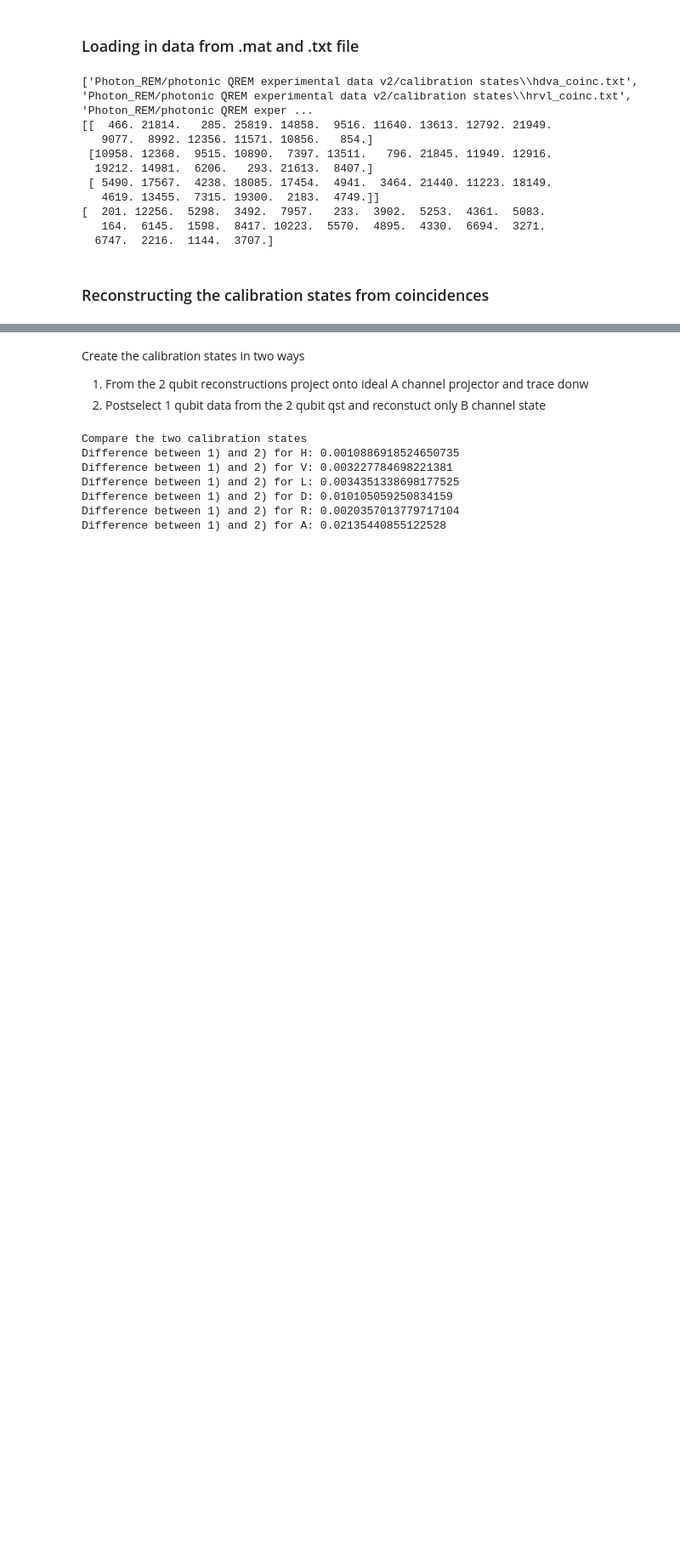
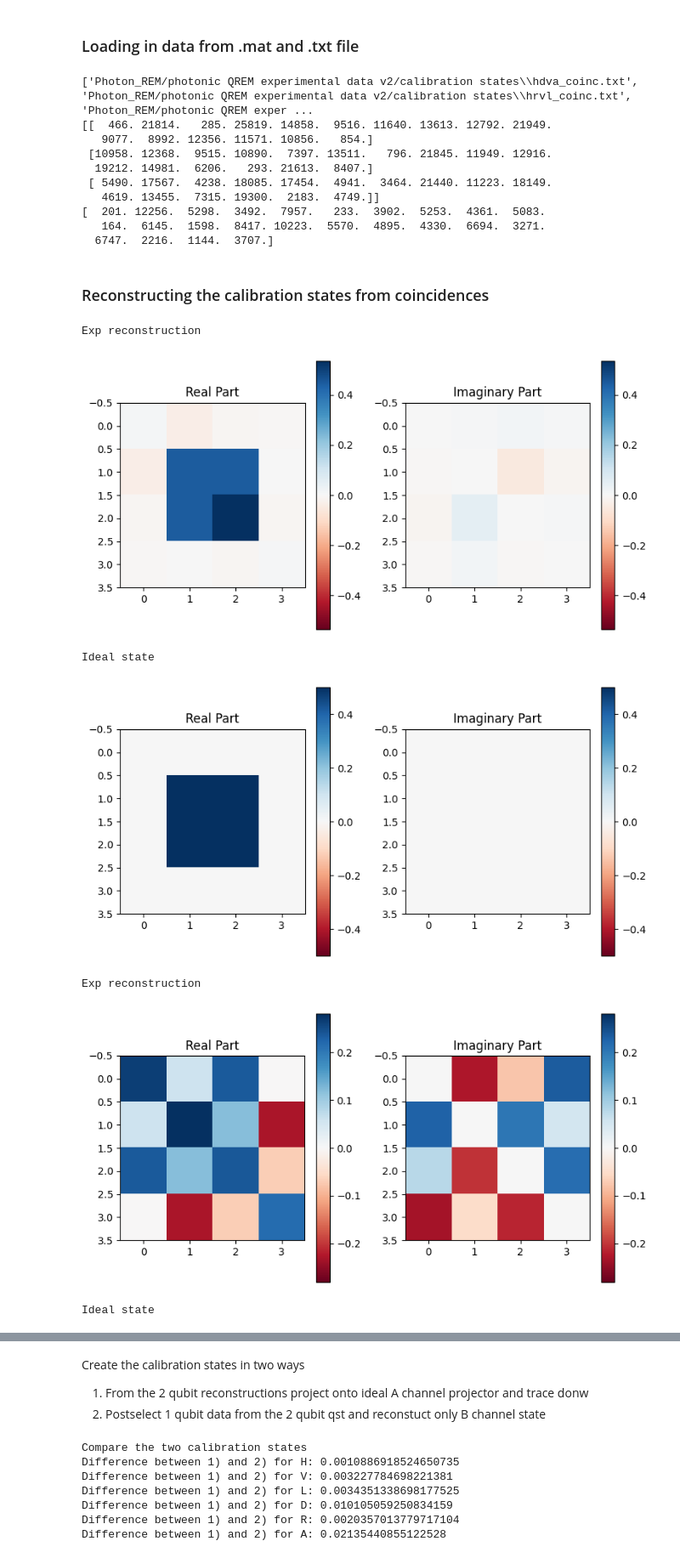
Before and after one commit to AdrianAasen/CREMST, a Jupyter notebook: Photon_REM.ipynb, the cells around one changed output, grey strips where cells are left out. Shown at 85% size. Cells and saved outputs as stored; diff of their text form; code cells hidden in the pictures; blank space fills up the shorter version.

```diff
--- a/Photon_REM.ipynb
+++ b/Photon_REM.ipynb
@@ -118,34 +118,44 @@ minus_z = np.array([0, 1])
 xup = np.outer(plus_x, np.conj(plus_x))
 xdown = np.outer(minus_x, np.conj(minus_x))
 
 yup = np.outer(plus_y, np.conj(plus_y))
 ydown = np.outer(minus_y, np.conj(minus_y))
 
 zup = np.outer(plus_z, np.conj(plus_z))
 zdown = np.outer(minus_z, np.conj(minus_z))
 
 # Create the ideal calibration states
 # [HD + VA, HR + VL, HV + VH]
 ideal_calib_states = 1/np.sqrt(2) * np.array([np.kron(plus_z,minus_z) + np.kron(minus_z,plus_z),
                                               np.kron(plus_z,plus_y) + np.kron(minus_z,minus_y),
                                               np.kron(plus_z,plus_x) + np.kron(minus_z,minus_x)
                                               ])
 ideal_calib_rho = np.array([np.outer(state,np.conj(state)) for state in ideal_calib_states])
 
 # Create operator count order
 coincidene_order_QST = ['HH', 'HV', 'VV', 'VH',
                         'RH', 'RV', 'DV', 'DH',
                         'DR', 'DD', 'RD', 'HD',
                         'VD', 'VL', 'HL', 'RL']
 
 
 QST_op_order = ph.photon_label_to_operator(coincidene_order_QST)
 
 
 # Reconstruct the 2 qubit calibration states
 rho_list = [ph.coincidence_to_states(mat, QST_op_order) for mat in QST_coinc_counts]
 # # Compare to the ideal ones.
-# for rho, rho_ideal in zip(rho_list,ideal_calib_rho):
-#     vis.visualize_state(rho)
-#     vis.visualize_state(rho_ideal)
-# #vis.visualize_state(calib_rho)
+for rho, rho_ideal in zip(rho_list,ideal_calib_rho):
+    print('Exp reconstruction')
+    vis.visualize_state(rho)
+    print('Ideal state')
+    vis.visualize_state(rho_ideal)
+#vis.visualize_state(calib_rho)
+# %% [output]
+Exp reconstruction
+[figure, added]
+Ideal state
+[figure, added]
+Exp reconstruction
+[figure, added]
+Ideal state
```
Also changed, not shown: parts of 5 cells of this notebook.
